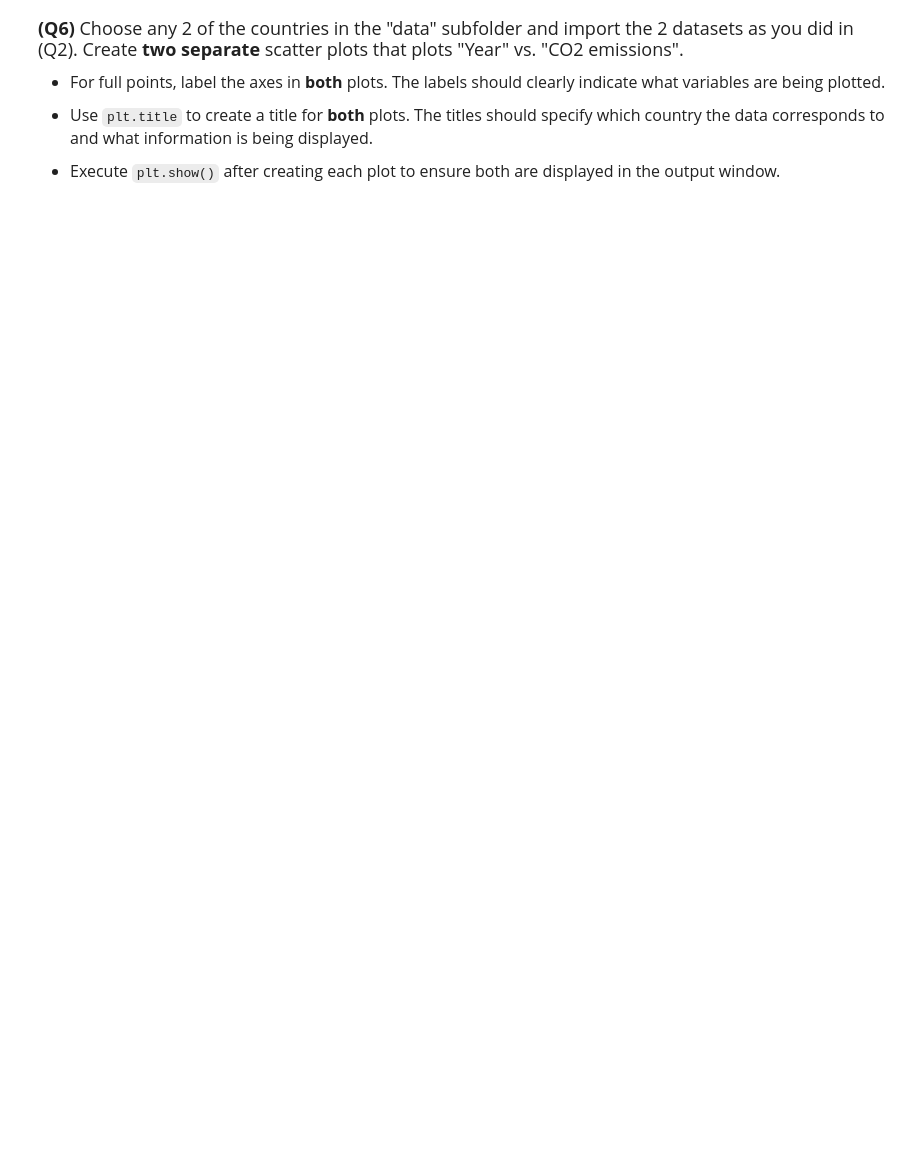
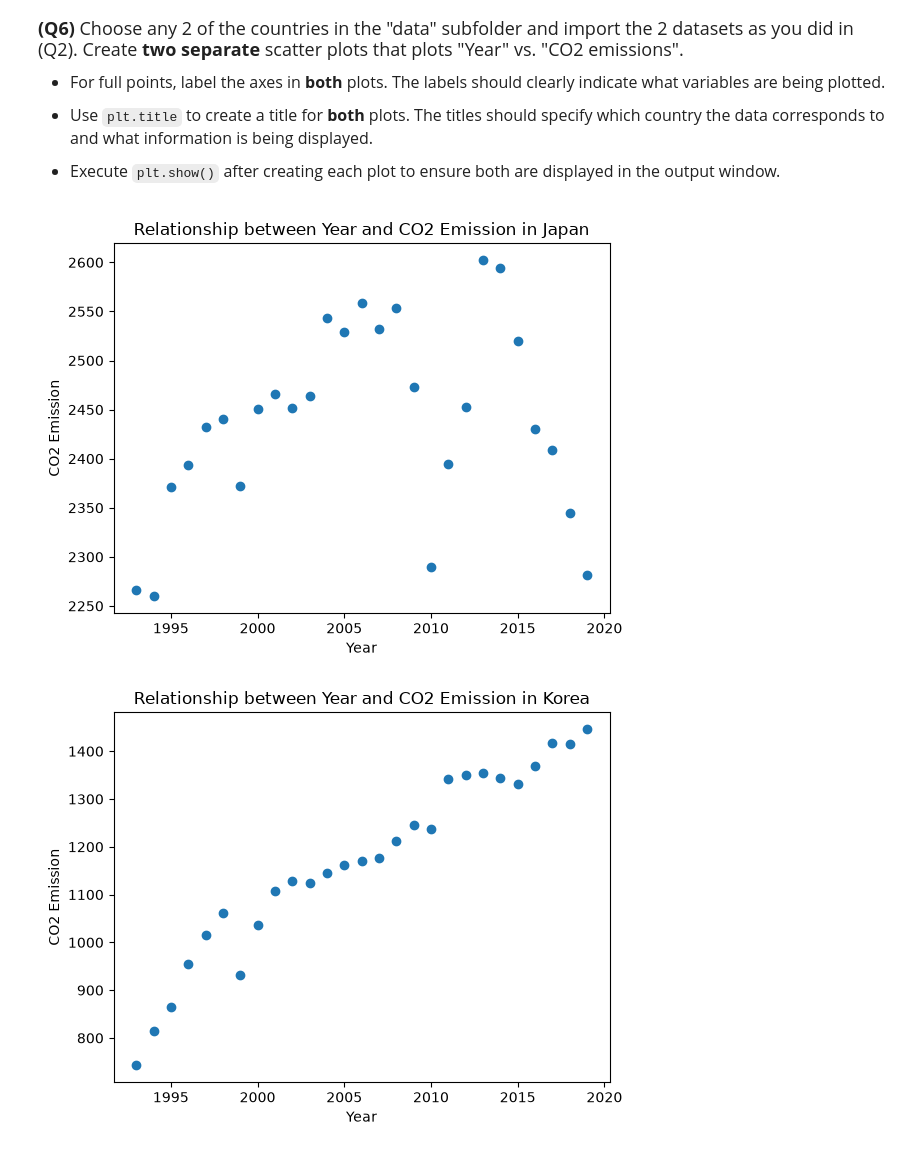
Before and after one commit to cszhan3/datasci151fall2026, a Jupyter notebook: _assignments/assignment_2/Assignment2.ipynb, the cells around one changed output. Cells and saved outputs as stored; diff of their text form; code cells hidden in the pictures; blank space fills up the shorter version.

```diff
--- a/_assignments/assignment_2/Assignment2.ipynb
+++ b/_assignments/assignment_2/Assignment2.ipynb
@@ -137,0 +154,18 @@ us_emissions["CO2_emission"].describe()
+# %%
+# Write your answer
+japan_emissions = pd.read_csv('data/japan_emission.csv')
+korea_emissions = pd.read_csv('data/korea_emission.csv')
+plt.scatter(x = japan_emissions ['Year'], y = japan_emissions ['CO2_emission'])
+plt.xlabel ("Year")
+plt.ylabel ("CO2 Emission")
+plt.title("Relationship between Year and CO2 Emission in Japan")
+plt.show()
+
+plt.scatter(x = korea_emissions ['Year'], y = korea_emissions ['CO2_emission'])
+plt.xlabel ("Year")
+plt.ylabel ("CO2 Emission")
+plt.title("Relationship between Year and CO2 Emission in Korea")
+plt.show()
+# %% [output]
+[figure, added]
+[figure, added]
```
Also changed, not shown: parts of 4 cells of this notebook, 1 other file.
